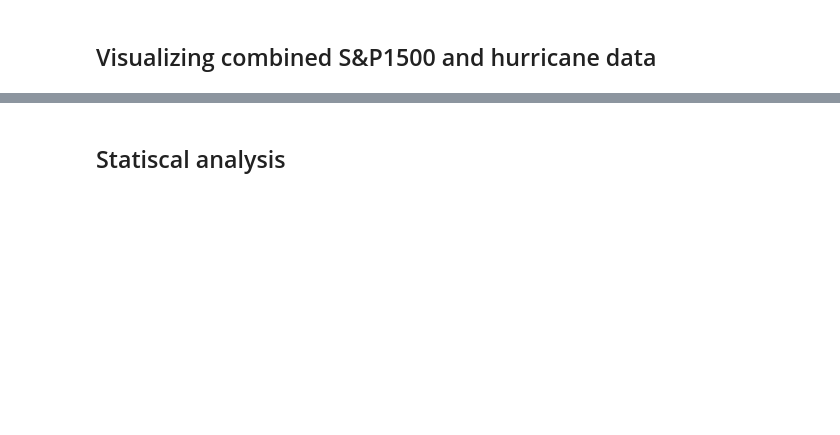
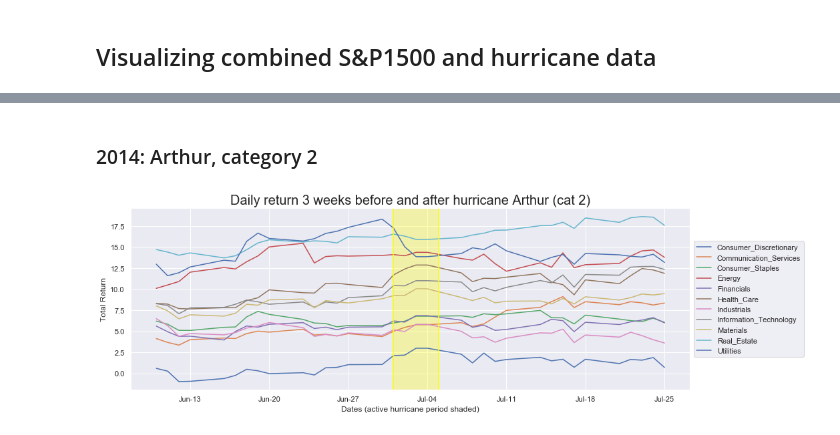
Before and after one commit to nancyculley/Little_Data_Project_1, a Jupyter notebook: Hurricane_stock_market.ipynb, the cells around one changed output, grey strips where cells are left out. Cells and saved outputs as stored; diff of their text form; code cells hidden in the pictures; blank space fills up the shorter version.

```diff
--- a/Hurricane_stock_market.ipynb
+++ b/Hurricane_stock_market.ipynb
@@ -172,18 +257,0 @@ plt.show()
-# %%
-#
-
-# Split table by hurricanes; 3 weeks prior to hurricane, duration of hurricane, and 3 weeks after
-sp1500_2014 = sp1500[(sp1500['Date'] >= '1/1/2014') & (sp1500['Date'] <= '12/31/2014')]
-sp1500_2014 = sp1500_2014.reset_index(drop=True)
-
-sp1500_2015 = sp1500[(sp1500['Date'] >= '1/1/2015') & (sp1500['Date'] <= '12/31/2015')]
-sp1500_2015 = sp1500_2015.reset_index(drop=True)
-
-sp1500_2016 = sp1500[(sp1500['Date'] >= '1/1/2016') & (sp1500['Date'] <= '12/31/2016')]
-sp1500_2016 = sp1500_2016.reset_index(drop=True)
-
-sp1500_2017 = sp1500[(sp1500['Date'] >= '1/1/2017') & (sp1500['Date'] <= '12/31/2017')]
-sp1500_2017 = sp1500_2017.reset_index(drop=True)
-
-sp1500_2018 = sp1500[(sp1500['Date'] >= '1/1/2018') & (sp1500['Date'] <= '12/31/2018')]
-sp1500_2018 = sp1500_2018.reset_index(drop=True)
@@ -200,2 +258,44 @@ plt.show()
-# %% [markdown]
-## Statiscal analysis
+# %% [markdown]
+### 2014: Arthur, category 2
+# %%
+# Arthur
+#calculate 21 days before Active date and 21 days after End date to set as x-axis range
+hurricanes_art= hurricanes.set_index('Name')
+start_date_arthur = hurricanes_art.loc["Arthur", "Active_date"]
+end_date_arthur = hurricanes_art.loc["Arthur", "End_date"]
+
+#set 3 week delta for x min and max
+x_min_art= start_date_arthur - timedelta(days=21)
+x_min_art = x_min_art.strftime('%m/%d/%Y')
+
+x_max_art= end_date_arthur + timedelta(days=21)
+x_max_art = x_max_art.strftime('%m/%d/%Y')
+
+#plot for those dates for a chart called Arthur
+hurricane_arthur = sp1500_2014[(sp1500_2014['Date']>= x_min_art)& (sp1500_2014['Date'] <= x_max_art)]
+
+# Plot 11 sectors
+fig = plt.figure()
+ax = plt.axes()
+for x in range(1, 12):
+    plt.plot(hurricane_arthur['Date'], hurricane_arthur.iloc[:,x])
+
+# Shade area representing Hurricane Arthur
+x_Fmt = DateFormatter("%b-%d")
+plt.axvline(start_date_arthur, color='yellow')
+plt.axvline(end_date_arthur, color='yellow')
+
+ax.xaxis.set_major_formatter(x_Fmt)
+ax.axvspan(start_date_arthur, end_date_arthur, alpha=0.3, color='yellow')
+
+plt.ylabel('Total Return')
+plt.xlabel('Dates (active hurricane period shaded)')
+plt.title('Daily return 3 weeks before and after hurricane Arthur (cat 2)', fontsize = 20)
+plt.legend(loc='center left', bbox_to_anchor=(1.0, 0.5))
+plt.rcParams["figure.figsize"] = (15,5)
+
+#Finesse
+sns.set()
+plt.show()
+# %% [output]
+[figure, added]
```
Also changed, not shown: parts of 42 cells of this notebook.
